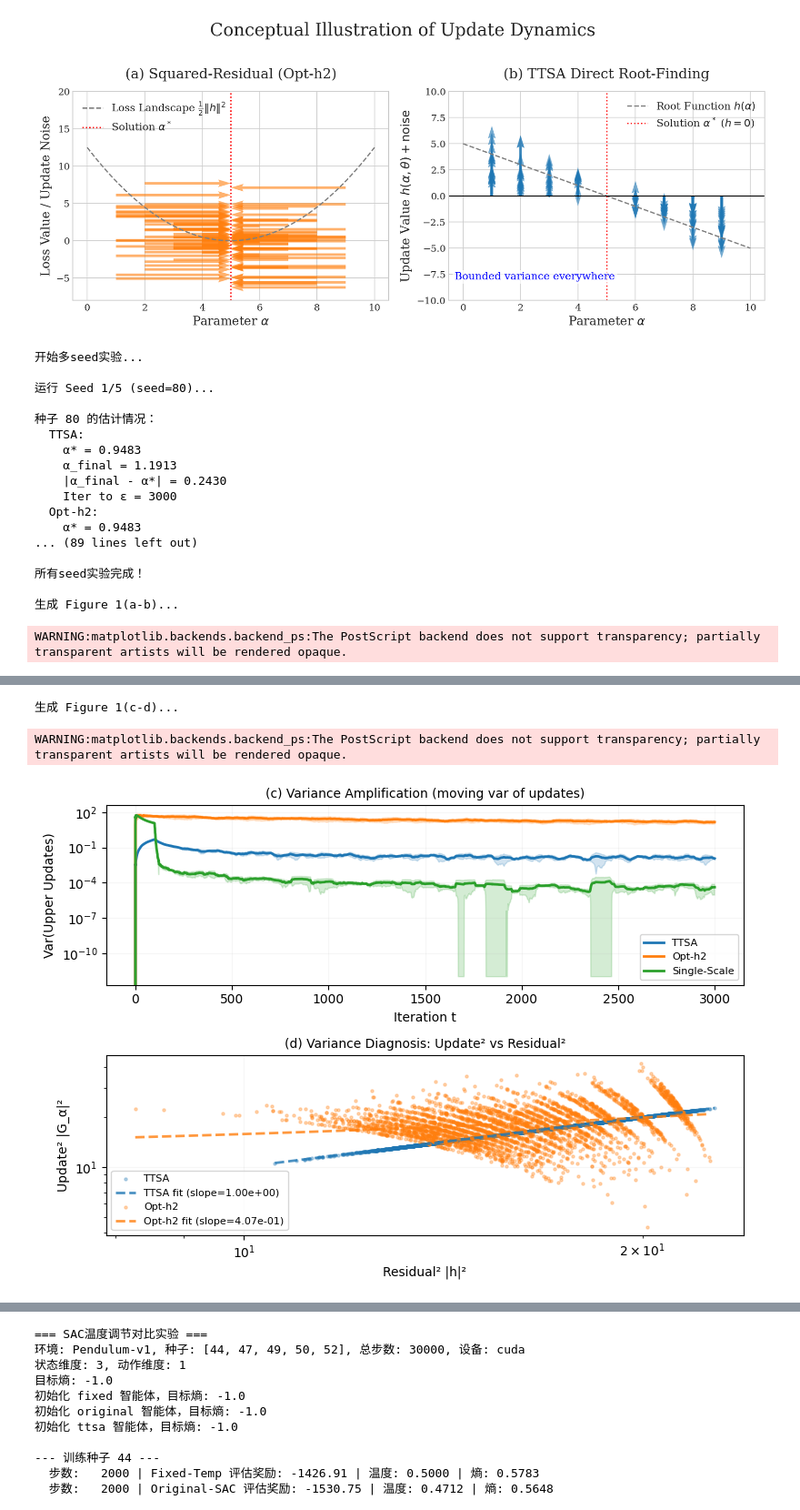
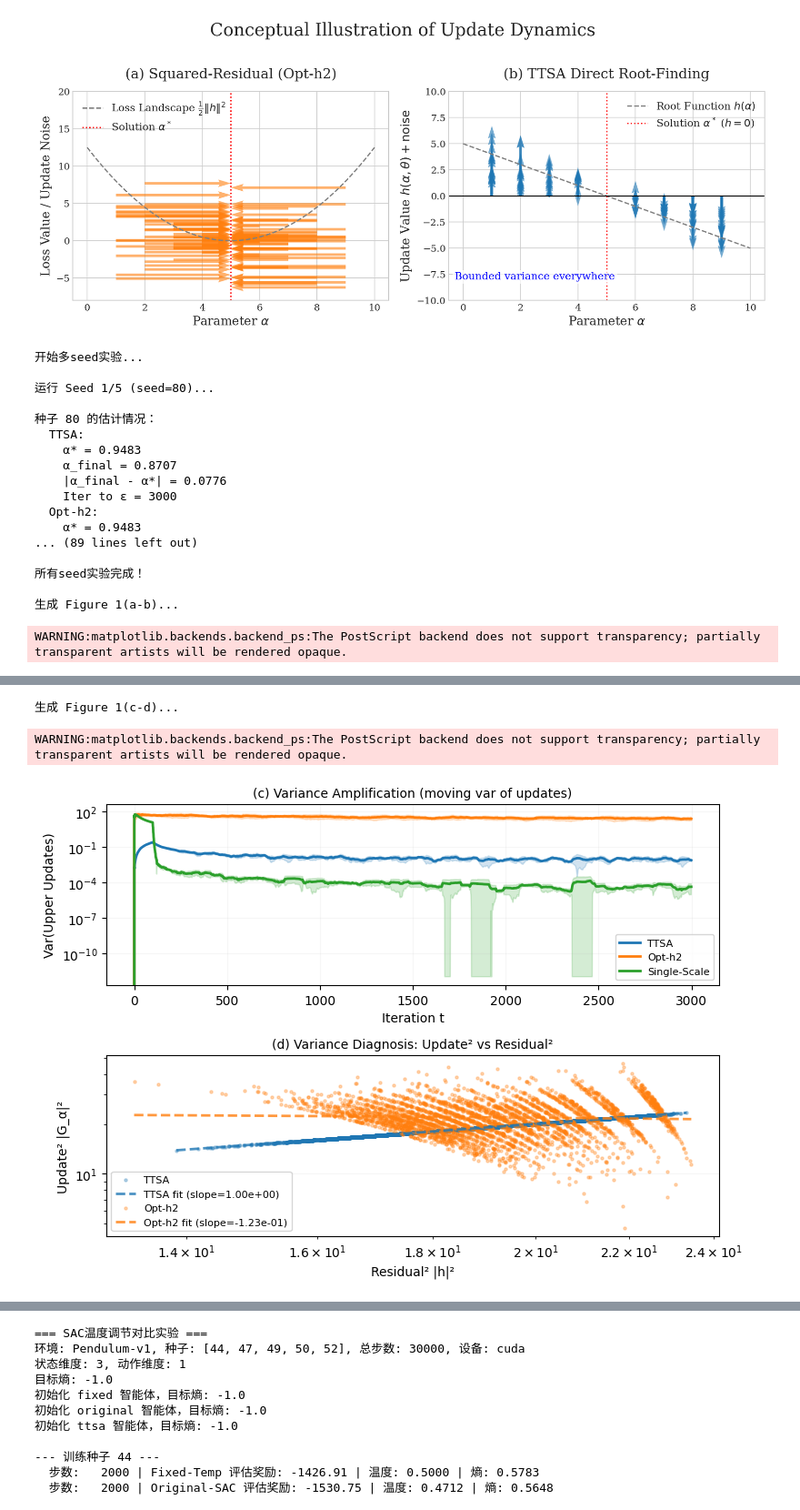
Before and after one commit to azbycxdwevfu/TTSA-RFBO, a Jupyter notebook: AISTATS2026_ALL3EXP.ipynb, the cells around one changed output, grey strips where cells are left out. Shown at 91% size. Cells and saved outputs as stored; diff of their text form; code cells hidden in the pictures.

```diff
--- a/AISTATS2026_ALL3EXP.ipynb
+++ b/AISTATS2026_ALL3EXP.ipynb
@@ -188,15 +188,22 @@ def run_single_seed(seed):
     # 主循环
     for t in range(1, T + 1):
         eta_t = 0.5 / (t + 10)**0.5
+
+
+        #########################消融实验只做这个###########################
         #gamma_t = 0.05 / (t + 10)**0.6
-        gamma_t = 0.005 / (t + 10)**0.6
+        gamma_t = 0.0035 / (t + 10)**0.6
+
+
+        gamma_base_opth2_fixed = 0.003
+        gamma_t_opth2_fixed = gamma_base_opth2_fixed / (t + 10)**0.6
 
 
         indices = np.random.choice(N, batch_size, replace=False)
         X_batch = X_data[indices]
 
-        step_sizes = {'TTSA': gamma_t, 'Opt-h2': gamma_t, 'Single-Scale': eta_t}
-
+        #step_sizes = {'TTSA': gamma_t, 'Opt-h2': gamma_t, 'Single-Scale': eta_t}
+        step_sizes = {'TTSA': gamma_t, 'Opt-h2': gamma_t_opth2_fixed, 'Single-Scale': eta_t}
         for method in methods:
             # 更新 theta
             residuals = X_batch @ thetas[method] - alphas[method]
@@ -558,9 +565,7 @@ plt.show()
 
 # =============================================================================
 # 7. 生成 Table 1
-# =============================================================================
-# 7. 生成 Table 1 (已添加 p-value)
-# =============================================================================
+
 print("\n" + "="*80)
 print("Table 1: Synthetic Quadratic RF-BO Results Summary")
 print("="*80)
@@ -595,8 +600,8 @@ print("\n实验完成！Figure 1(a-b), 1(c-d) 和 Table 1 (含p-value) 已生成
 种子 80 的估计情况：
   TTSA:
     α* = 0.9483
-    α_final = 1.1913
-    |α_final - α*| = 0.2430
+    α_final = 0.8707
+    |α_final - α*| = 0.0776
     Iter to ε = 3000
   Opt-h2:
     α* = 0.9483
@@ -610,6 +615,6 @@ WARNING:matplotlib.backends.backend_ps:The PostScript backend does not support t
 生成 Figure 1(c-d)...
 WARNING:matplotlib.backends.backend_ps:The PostScript backend does not support transparency; partially transparent artists will be rendered opaque.
-[figure, old version]
+[figure, new version]
 ================================================================================
 Table 1: Synthetic Quadratic RF-BO Results Summary
 ================================================================================
```
Also changed, not shown: parts of 4 cells of this notebook.
